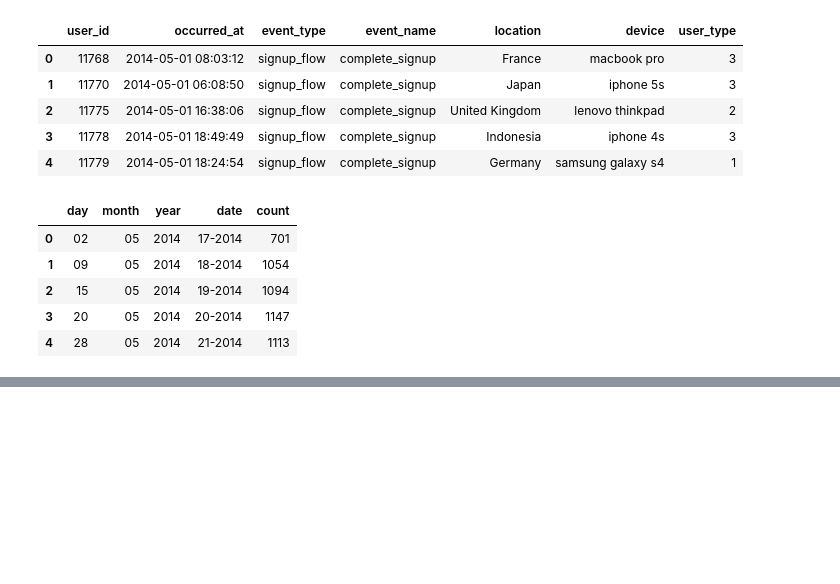
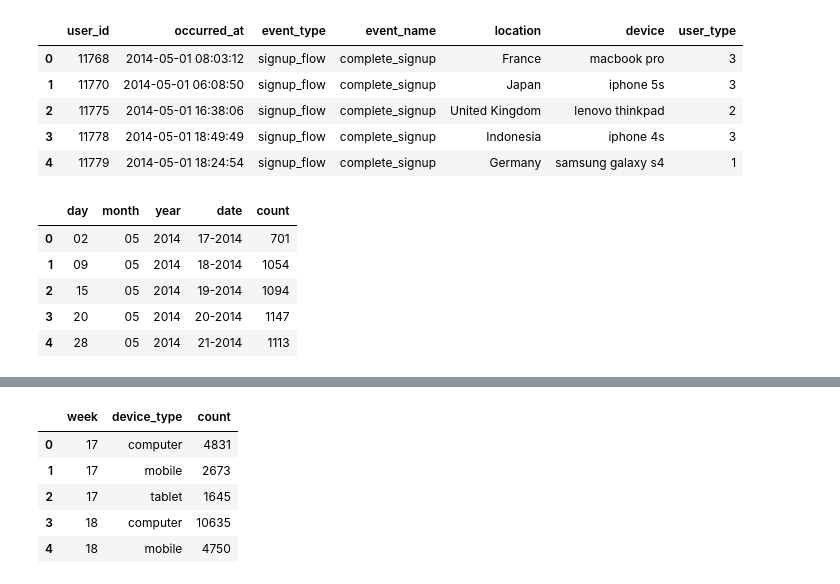
Before and after one commit to KeithGalli/Masterschool, a Jupyter notebook: business-analytics/[Starter workbook] Drop in User Engagement.ipynb, the cells around one changed output, grey strips where cells are left out. Cells and saved outputs as stored; diff of their text form; code cells hidden in the pictures; blank space fills up the shorter version.

```diff
--- a/business-analytics/[Starter workbook] Drop in User Engagement.ipynb
+++ b/business-analytics/[Starter workbook] Drop in User Engagement.ipynb
@@ -148,0 +203,2 @@ plt.show()
+# %%
+events['occurred_at'] = pd.to_datetime(events['occurred_at'])
@@ -148,0 +219,9 @@ plt.show()
+# %%
+grouped_events_df.head()
+# %% [output]
+|  | week | device_type | count |
+| 0 | 17 | computer | 4831 |
+| 1 | 17 | mobile | 2673 |
+| 2 | 17 | tablet | 1645 |
+| 3 | 18 | computer | 10635 |
+| 4 | 18 | mobile | 4750 |
```
Also changed, not shown: parts of 15 cells of this notebook.
